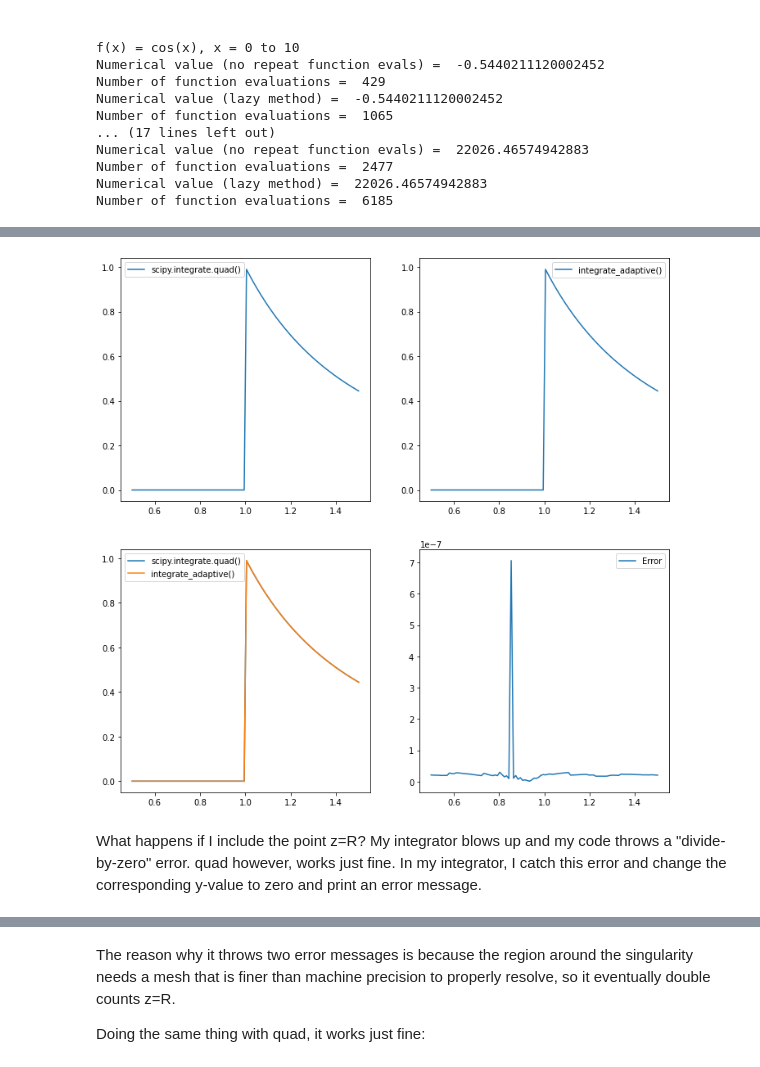
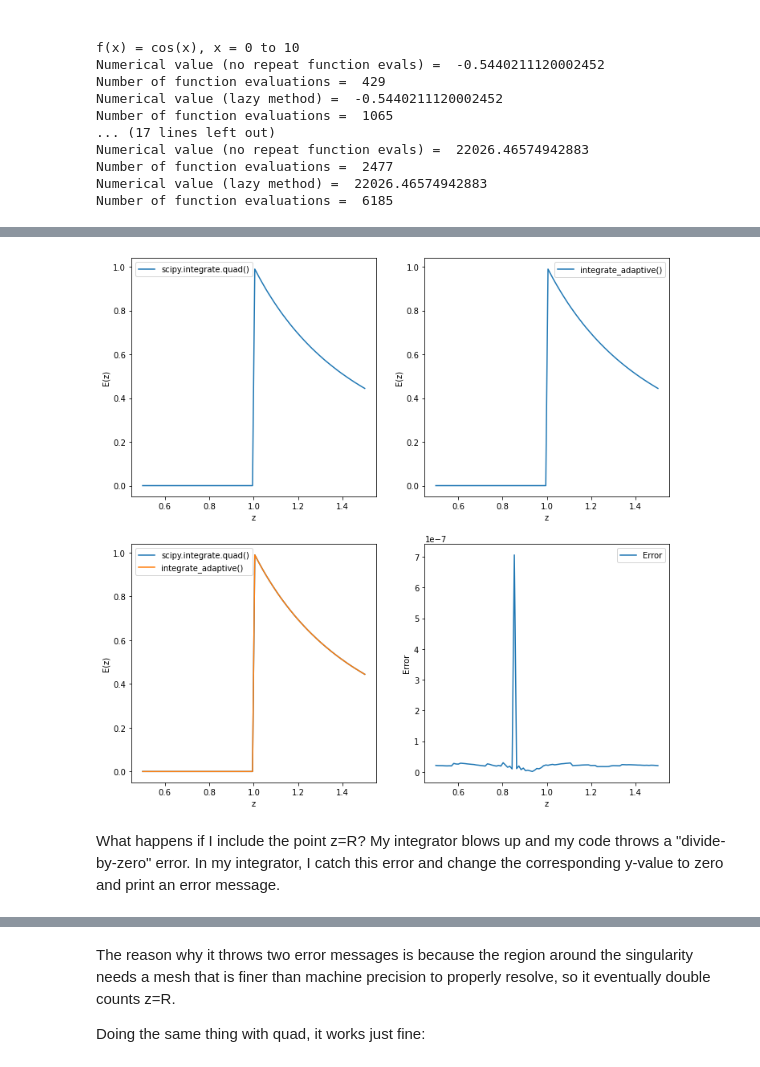
Before and after one commit to nittalas/phys512, a Jupyter notebook: Assignment 2/PHYS512 - Assignment 2.ipynb, the cells around one changed output, grey strips where cells are left out. Saved outputs shown, nothing was run; the diff lists cells and outputs as text; code cells hidden in the pictures.

Commit message:
Plot labels and Legendre

```diff
--- a/Assignment 2/PHYS512 - Assignment 2.ipynb
+++ b/Assignment 2/PHYS512 - Assignment 2.ipynb
@@ -283,37 +283,45 @@ def make_plots(z, E1, E2):
     elif np.max(E1) == np.min(E1):  # check if E1 is all zeros
         plt.rcParams['figure.figsize'] = (6,6)
         plt.plot(z, E2, label = "quad()")
         plt.title("Electric Field vs z using scipy.integrate.quad()")
         plt.xlabel("z")
         plt.ylabel("E(z)")
         plt.legend()
         plt.show()
     else:
         plt.rcParams['figure.figsize'] = (12,12)
         fig, axs = plt.subplots(2,2)
         ax1 = axs[0,0]
         ax2 = axs[0,1]
         ax3 = axs[1,0]
         ax4 = axs[1,1]
         ax1.plot(z,E2, label = "scipy.integrate.quad()")
         ax1.legend()
+        ax1.set_xlabel("z")
+        ax1.set_ylabel("E(z)")
         ax2.plot(z, E1, label = "integrate_adaptive()")
         ax2.legend()
+        ax2.set_xlabel("z")
+        ax2.set_ylabel("E(z)")
         ax3.plot(z,E2, label = "scipy.integrate.quad()")
         ax3.plot(z, E1, label = "integrate_adaptive()")
         ax3.legend()
+        ax3.set_xlabel("z")
+        ax3.set_ylabel("E(z)")
         ax4.plot(z, np.abs(E1 - E2), label = "Error")
         ax4.legend()
+        ax4.set_xlabel("z")
+        ax4.set_ylabel("Error")
         plt.show()
 
 
 E_myintegrator, E_quad = compute_Efield(z, dE, mode='both')
 make_plots(z,E_myintegrator,E_quad)
 # %% [output]
-[figure, old version]
+[figure, new version]
 # %% [markdown]
 What happens if I include the point z=R?
-My integrator blows up and my code throws a "divide-by-zero" error. quad however, works just fine. In my integrator, I catch this error and change the corresponding y-value to zero and print an error message.
+My integrator blows up and my code throws a "divide-by-zero" error. In my integrator, I catch this error and change the corresponding y-value to zero and print an error message.
 # %%
 z2 = np.linspace(0.5,1.5,101)
 E_myintegrator, E_quad = compute_Efield(z2, dE, mode = 'mine')
```
Also changed, not shown: parts of 13 cells of this notebook.
